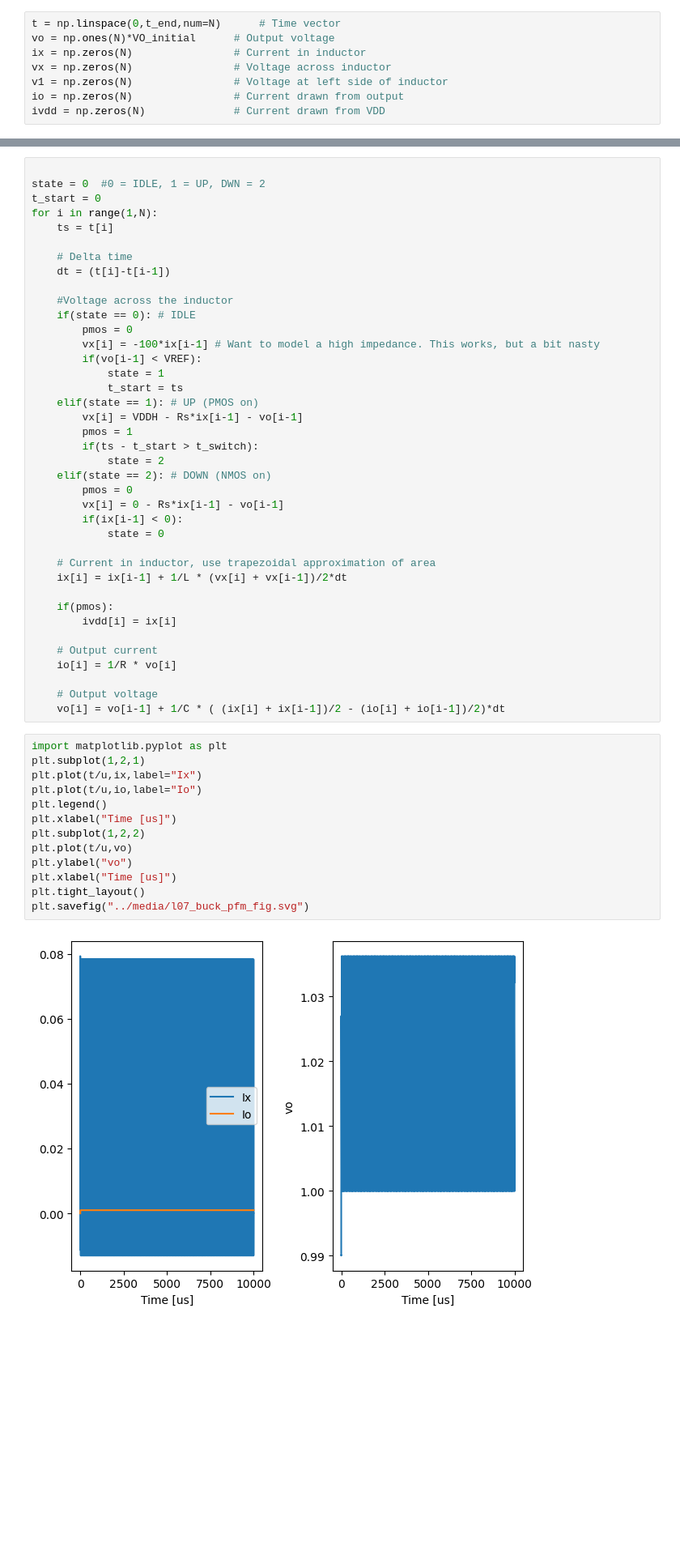
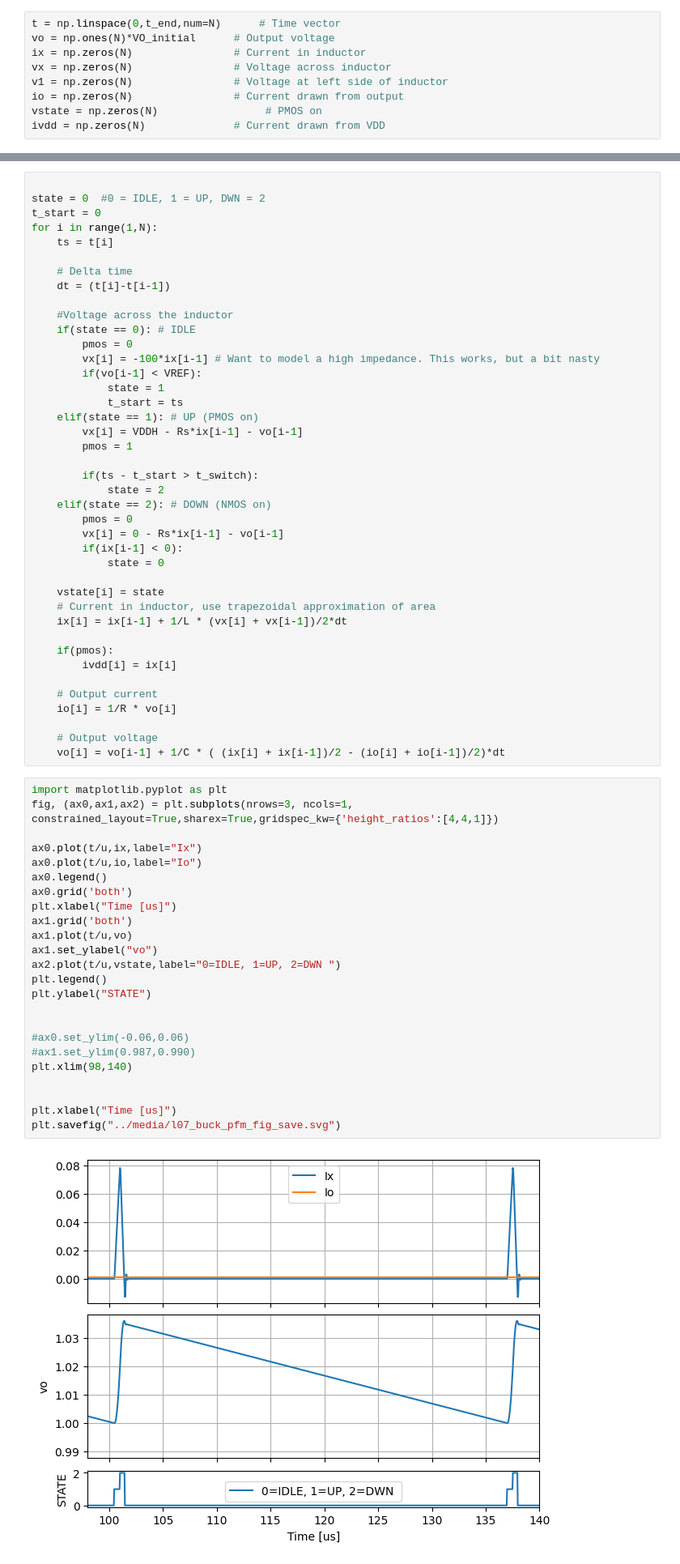
Before and after one commit to wulffern/aic2023, a Jupyter notebook: jupyter/buck_pfm.ipynb, the cells around one changed output, grey strips where cells are left out. Shown at 81% size. Saved outputs shown, nothing was run; the diff lists cells and outputs as text; blank space fills up the shorter version.

```diff
--- a/jupyter/buck_pfm.ipynb
+++ b/jupyter/buck_pfm.ipynb
@@ -28,6 +28,7 @@ ix = np.zeros(N)                # Current in inductor
 vx = np.zeros(N)                # Voltage across inductor
 v1 = np.zeros(N)                # Voltage at left side of inductor
 io = np.zeros(N)                # Current drawn from output
+vstate = np.zeros(N)                 # PMOS on
 ivdd = np.zeros(N)              # Current drawn from VDD
 # %% [markdown]
 Assume the following state machine
@@ -57,6 +58,7 @@ for i in range(1,N):
     elif(state == 1): # UP (PMOS on)
         vx[i] = VDDH - Rs*ix[i-1] - vo[i-1]
         pmos = 1
+
         if(ts - t_start > t_switch):
             state = 2
     elif(state == 2): # DOWN (NMOS on)
@@ -65,6 +67,7 @@ for i in range(1,N):
         if(ix[i-1] < 0):
             state = 0
 
+    vstate[i] = state
     # Current in inductor, use trapezoidal approximation of area
     ix[i] = ix[i-1] + 1/L * (vx[i] + vx[i-1])/2*dt
 
@@ -78,19 +81,30 @@ for i in range(1,N):
     vo[i] = vo[i-1] + 1/C * ( (ix[i] + ix[i-1])/2 - (io[i] + io[i-1])/2)*dt
 # %%
 import matplotlib.pyplot as plt
-plt.subplot(1,2,1)
-plt.plot(t/u,ix,label="Ix")
-plt.plot(t/u,io,label="Io")
+fig, (ax0,ax1,ax2) = plt.subplots(nrows=3, ncols=1, constrained_layout=True,sharex=True,gridspec_kw={'height_ratios':[4,4,1]})
+
+ax0.plot(t/u,ix,label="Ix")
+ax0.plot(t/u,io,label="Io")
+ax0.legend()
+ax0.grid('both')
+plt.xlabel("Time [us]")
+ax1.grid('both')
+ax1.plot(t/u,vo)
+ax1.set_ylabel("vo")
+ax2.plot(t/u,vstate,label="0=IDLE, 1=UP, 2=DWN ")
 plt.legend()
+plt.ylabel("STATE")
+
+
+#ax0.set_ylim(-0.06,0.06)
+#ax1.set_ylim(0.987,0.990)
+plt.xlim(98,140)
+
+
 plt.xlabel("Time [us]")
-plt.subplot(1,2,2)
-plt.plot(t/u,vo)
-plt.ylabel("vo")
-plt.xlabel("Time [us]")
-plt.tight_layout()
-plt.savefig("../media/l07_buck_pfm_fig.svg")
+plt.savefig("../media/l07_buck_pfm_fig_save.svg")
 # %% [output]
-[figure, old version]
+[figure, new version]
 # %%
 vo_avg = np.mean(vo[int(N/2):])
 ix_avg = np.mean(ix[int(N/2):])
```
Also changed, not shown: 4 other files.
